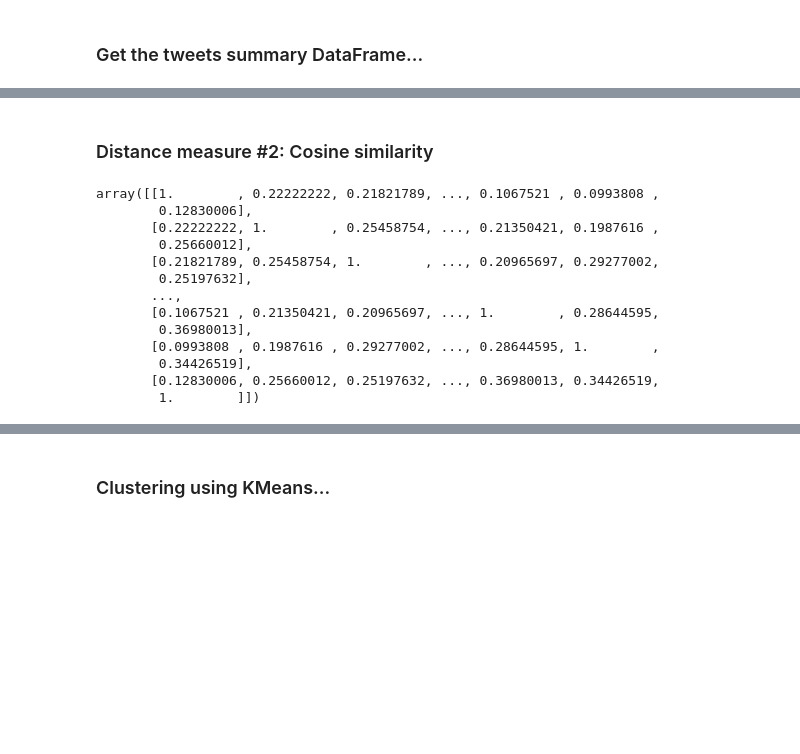
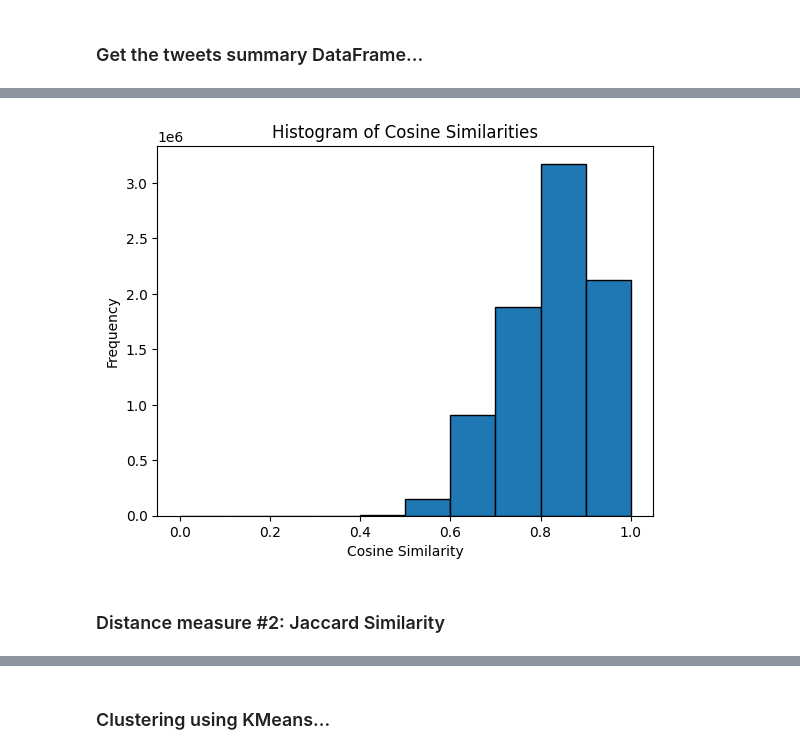
Before and after one commit to adamjbrennan/csds435-project2, a Jupyter notebook: project2.ipynb, the cells around one changed output, grey strips where cells are left out. Drawn from its saved outputs; the diff is of its cells as text; code cells hidden in the pictures; blank space fills up the shorter version.

```diff
--- a/project2.ipynb
+++ b/project2.ipynb
@@ -115,7 +157,11 @@ def get_euclidean_distance(bag_of_words_matrix):
 # %%
-def get_cosine_similarity(bag_of_words_matrix):
-    bag_of_words_matrix_cs = cosine_similarity(bag_of_words_matrix)
+def get_cosine_similarity(bag_of_words_matrix, output_to_file = False):
+    # get the cosine similarities from the bag of words matrix
+    bag_of_words_matrix_cs = 1 - cosine_similarity(bag_of_words_matrix)
 
-    np.savetxt("cosine_similarity.txt", bag_of_words_matrix_cs, delimiter=',', fmt='%.2f')
+    # if output_to_file is set to true, save the matrix to a .txt file
+    if(output_to_file):
+        np.savetxt("cosine_similarity.txt", bag_of_words_matrix_cs, delimiter=',', fmt='%.2f')
 
+    # return the cosine similarities
     return bag_of_words_matrix_cs
@@ -121,0 +192,9 @@ def get_cosine_similarity(bag_of_words_matrix):
+# %%
+def get_histogram_of_distance_measure(distance_measures_matrix, xlabel, ylabel, title):
+    distance_measures_matrix = distance_measures_matrix[np.triu_indices_from(distance_measures_matrix, k=1)]
+
+    plt.hist(distance_measures_matrix, bins=10, edgecolor='black')
+    plt.xlabel(xlabel)
+    plt.ylabel(ylabel)
+    plt.title(title)
+    plt.show()
@@ -203,22 +303,10 @@ array([[0.        , 6.4807407 , 6.55743852, ..., 6.        , 6.164414  ,
+# %%
+bag_of_words_matrix = get_bag_of_words_matrix(tweets_list)
+
+bag_of_words_matrix_cs = get_cosine_similarity(bag_of_words_matrix, output_to_file = True)
+
+get_histogram_of_distance_measure(bag_of_words_matrix_cs, 'Cosine Similarity', 'Frequency', 'Histogram of Cosine Similarities')
+# %% [output]
+[figure, added]
 # %% [markdown]
-### Distance measure #2: Cosine similarity
+### Distance measure #2: Jaccard Similarity
-# %%
-bag_of_words_matrix = get_bag_of_words_matrix(tweets_list)
-
-bag_of_words_matrix_cs = get_cosine_similarity(bag_of_words_matrix)
-
-bag_of_words_matrix_cs
-# %% [output]
-array([[1.        , 0.22222222, 0.21821789, ..., 0.1067521 , 0.0993808 ,
-        0.12830006],
-       [0.22222222, 1.        , 0.25458754, ..., 0.21350421, 0.1987616 ,
-        0.25660012],
-       [0.21821789, 0.25458754, 1.        , ..., 0.20965697, 0.29277002,
-        0.25197632],
-       ...,
-       [0.1067521 , 0.21350421, 0.20965697, ..., 1.        , 0.28644595,
-        0.36980013],
-       [0.0993808 , 0.1987616 , 0.29277002, ..., 0.28644595, 1.        ,
-        0.34426519],
-       [0.12830006, 0.25660012, 0.25197632, ..., 0.36980013, 0.34426519,
-        1.        ]])
```
Also changed, not shown: parts of 51 cells of this notebook, 4 other files.
